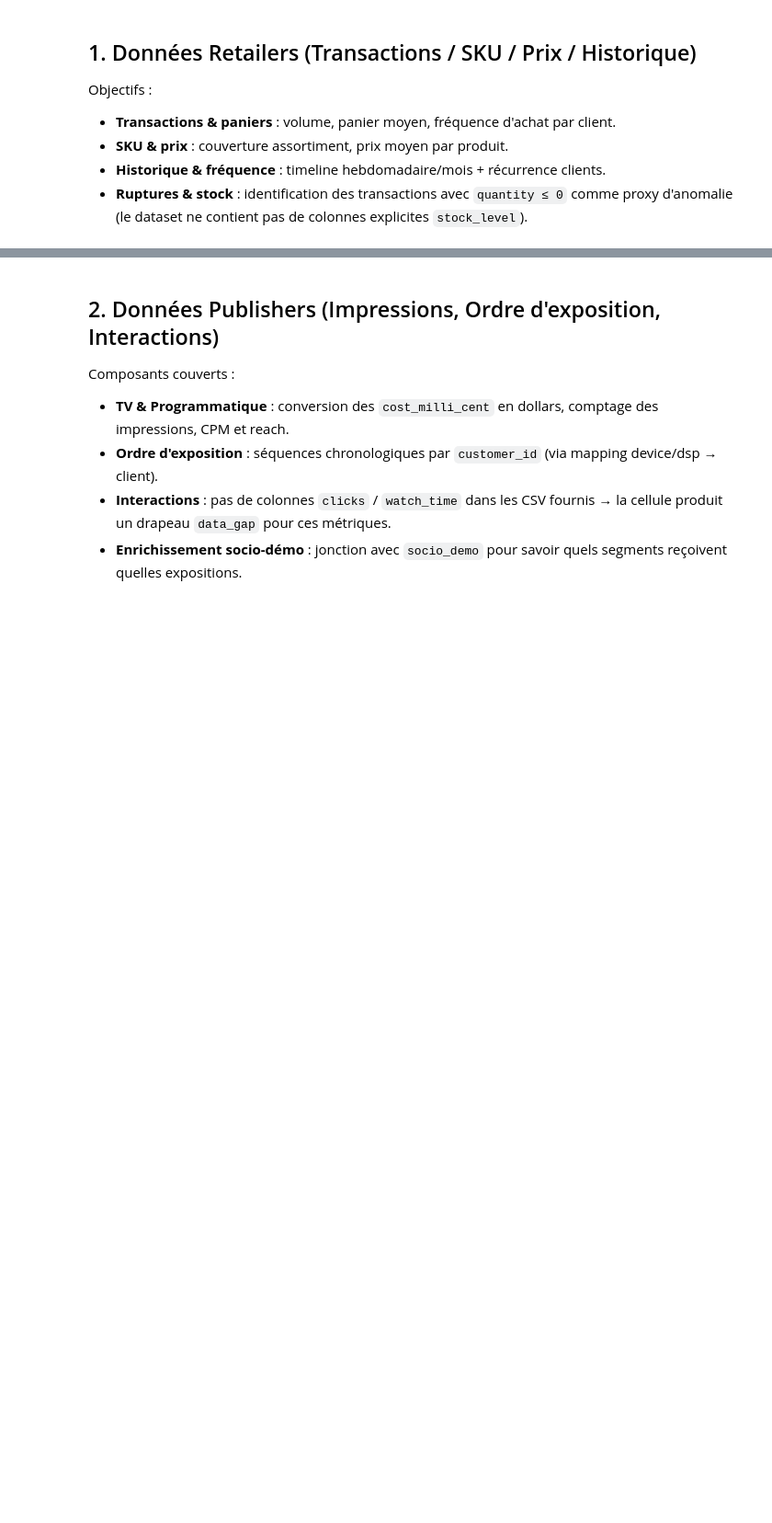
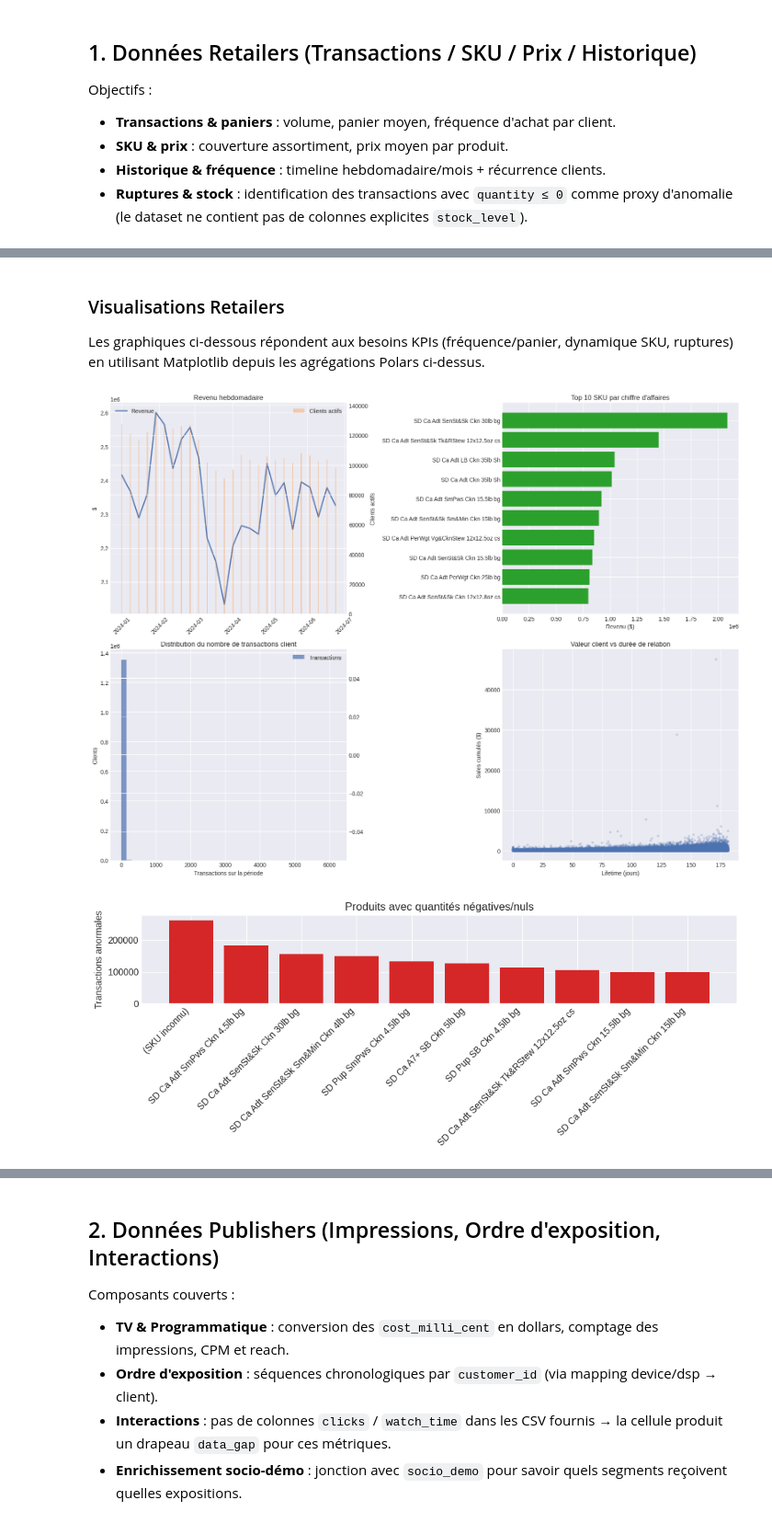
Before and after one commit to NathanDuboisset/data_challenge_mie, a Jupyter notebook: scope_data_polars.ipynb, the cells around one changed output, grey strips where cells are left out. Shown: that part at 92% size. Saved outputs shown, nothing was run; the diff lists cells and outputs as text; code cells hidden in the pictures; blank space fills up the shorter version.

```diff
--- a/scope_data_polars.ipynb
+++ b/scope_data_polars.ipynb
@@ -22,11 +22,16 @@ Chaque section ci-dessous construit les structures de données nécessaires et d
 # Imports & configuration
 import polars as pl
 import pandas as pd
+import matplotlib.pyplot as plt
+import seaborn as sns
 from pathlib import Path
 
 pl.Config.set_tbl_rows(20)
 pl.Config.set_tbl_cols(12)
 
+plt.style.use("seaborn-v0_8-darkgrid")
+sns.set_palette("deep")
+
 DATA_PATH = Path("input_data") / "X_2025"
 print(f"Données chargées depuis: {DATA_PATH.resolve()}")
 # %% [output]
@@ -209 +290,75 @@ Stats clients :
 └─────────────────────────────────┴────────────┴───────────────┘
+# %% [markdown]
+### Visualisations Retailers
+
+Les graphiques ci-dessous répondent aux besoins KPIs (fréquence/panier, dynamique SKU, ruptures) en utilisant Matplotlib depuis les agrégations Polars ci-dessus.
+# %%
+# Graphiques Retailers
+weekly_pd = weekly_history.to_pandas()
+sku_pd = sku_pricing.head(10).to_pandas()
+stock_pd = stock_alerts.to_pandas().head(10)
+customer_pd = (
+    customer_lifecycle
+    .select([
+        pl.col("transactions"),
+        pl.col("sales"),
+        pl.col("lifetime_days"),
+    ])
+    .collect()
+    .to_pandas()
+)
+
+fig, axes = plt.subplots(2, 2, figsize=(16, 12))
+
+# 1. Revenue & clients actifs (hebdo)
+ax1 = axes[0, 0]
+ax1.plot(weekly_pd["week_start"], weekly_pd["revenue"], label="Revenue", linewidth=2)
+ax1.set_title("Revenu hebdomadaire")
+ax1.set_ylabel("$")
+ax2 = ax1.twinx()
+ax2.bar(weekly_pd["week_start"], weekly_pd["active_customers"], alpha=0.3, color="tab:orange", label="Clients actifs")
+ax2.set_ylabel("Clients actifs")
+ax1.tick_params(axis='x', rotation=45)
+ax1.legend(loc="upper left")
+ax2.legend(loc="upper right")
+
+# 2. Top SKU (CA)
+axes[0, 1].barh(sku_pd["product_name"], sku_pd["revenue"], color="tab:green")
+axes[0, 1].invert_yaxis()
+axes[0, 1].set_title("Top 10 SKU par chiffre d'affaires")
+axes[0, 1].set_xlabel("Revenu ($)")
+
+# 3. Distribution transactions / lifetime
+axes[1, 0].hist(customer_pd["transactions"], bins=40, alpha=0.7, label="Transactions")
+axes[1, 0].set_title("Distribution du nombre de transactions client")
+axes[1, 0].set_xlabel("Transactions sur la période")
+axes[1, 0].set_ylabel("Clients")
+axes[1, 0].legend()
+
+a3 = axes[1, 0].twinx()
+a3.plot([], [])  # placeholder to keep layout
+
+# Lifetime scatter vs sales
+axes[1, 1].scatter(customer_pd["lifetime_days"], customer_pd["sales"], alpha=0.2, s=10)
+axes[1, 1].set_title("Valeur client vs durée de relation")
+axes[1, 1].set_xlabel("Lifetime (jours)")
+axes[1, 1].set_ylabel("Sales cumulés ($)")
+
+plt.tight_layout()
+plt.show()
+
+# Alertes stock / anomalies
+if len(stock_pd) > 0:
+    safe_labels = stock_pd["product_name"].fillna("(SKU inconnu)")
+    plt.figure(figsize=(10, 4))
+    plt.bar(safe_labels, stock_pd["anomaly_tx"], color="tab:red")
+    plt.xticks(rotation=45, ha='right')
+    plt.title("Produits avec quantités négatives/nuls")
+    plt.ylabel("Transactions anormales")
+    plt.tight_layout()
+    plt.show()
+else:
+    print("Aucune anomalie de stock détectée.")
+# %% [output]
+[figure, added]
+[figure, added]
```
Also changed, not shown: parts of 13 cells of this notebook.
